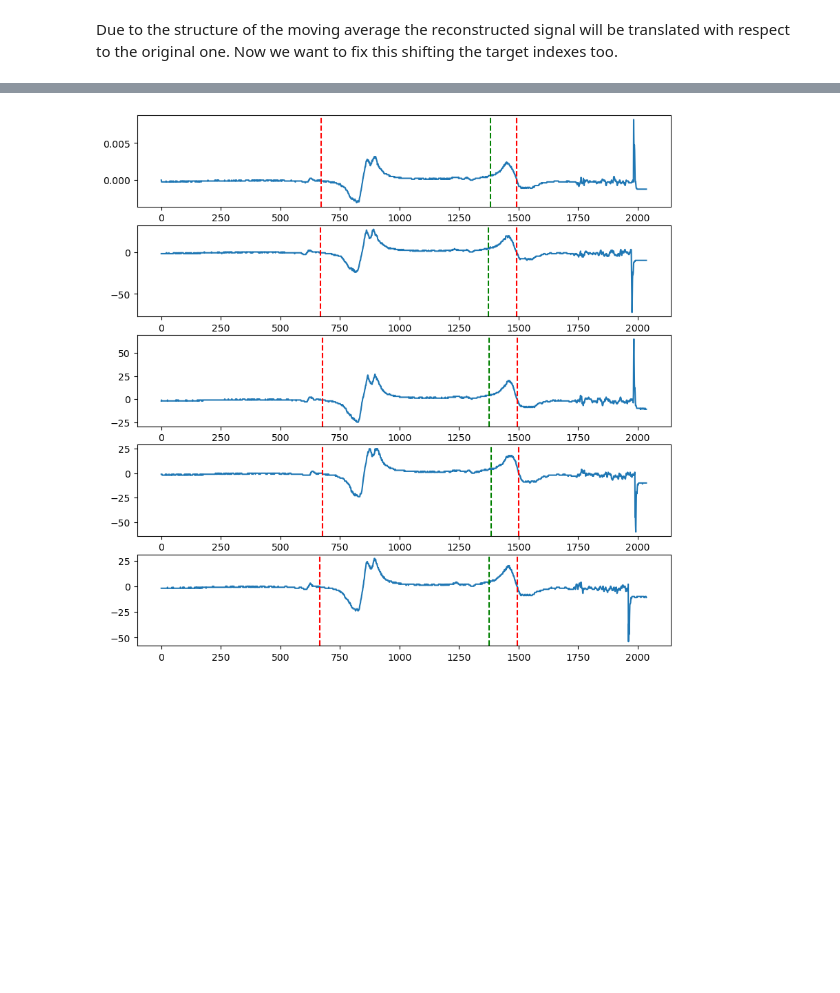
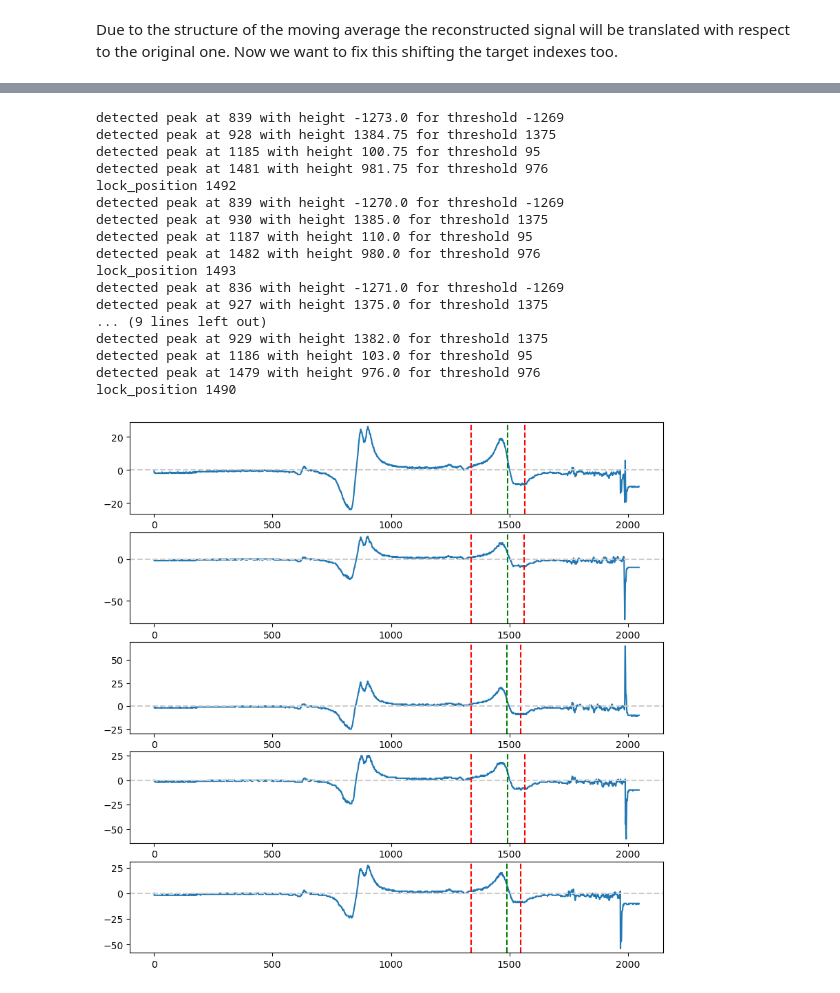
Before and after one commit to jack00look/RP_Spectroscopy, a Jupyter notebook: linien_server/try.ipynb, the cells around one changed output, grey strips where cells are left out. Saved outputs shown, nothing was run; the diff lists cells and outputs as text; code cells hidden in the pictures; blank space fills up the shorter version.

```diff
--- a/linien_server/try.ipynb
+++ b/linien_server/try.ipynb
@@ -111,3 +120,7 @@ target_idxs:
+# %%
+spectra[0] = list((np.array(spectra[1]) + np.array(spectra[2]) + np.array(spectra[3]) + np.array(spectra[4])) / 4.)
+# %%
+target_idxs = [1450, 1600]
 # %%
 # Visualize the spectra and highlight the lock region
 
@@ -315,6 +323,11 @@ Now the algorithm finds the peaks of the prepared signal.
 # %%
 peaks = get_all_peaks(prepared_spectrum, target_idxs_prepared)
 print('peaks', peaks)
+## FOR THE MOMENT WE ADD BY HAND THE TARGET PEAK
+peaks.insert(0, (get_target_peak(prepared_spectrum, target_idxs_prepared), prepared_spectrum[get_target_peak(prepared_spectrum, target_idxs_prepared)]))
+print('peaks', peaks)
+#fig = go.Figure()
+#fig.add_trace(go.Scatter(x = list(range(len(prepared_spectrum))), y = prepared_spectrum, name='Prepared Spectrum'))
 plt.plot(prepared_spectrum)
 plt.axvspan(target_idxs_prepared[0], target_idxs_prepared[1], color='red', alpha=0.3)
 plt.hlines(0, 0, len(prepared_spectrum), color = '0.8', ls = '--')
@@ -322,4 +335,5 @@ for peak_position,peak_value in peaks:
     plt.scatter(peak_position, peak_value, color='red',s=10)
 y_scale = peaks[0][1]
 print('y_scale', y_scale)
+fig.show()
 # %% [output]
@@ -332,0 +357,21 @@ y_scale -0.13355307330769703
+# %%
+offset = -180 # - (+) to shift the signal down (up)
+prepared_spectrum_offset = [value + offset for value in prepared_spectrum]
+peaks_offset = get_all_peaks(prepared_spectrum_offset, target_idxs_prepared)
+peaks = []
+for i in range(len(peaks_offset)):
+    peaks.append((peaks_offset[i][0], peaks_offset[i][1] - offset))
+
+
+print('peaks', peaks)
+plt.plot(prepared_spectrum)
+plt.plot(prepared_spectrum_offset, alpha=0.5, color = 'b')
+plt.axvspan(target_idxs_prepared[0], target_idxs_prepared[1], color='red', alpha=0.3)
+plt.hlines(0, 0, len(prepared_spectrum), color = '0.8', ls = '--')
+for peak_position,peak_value in peaks:
+    plt.scatter(peak_position, peak_value, color='red',s=10)
+for peak_position,peak_value in peaks_offset:
+    plt.scatter(peak_position, peak_value, color='red',s=10, alpha=0.5)
+y_scale = peaks[0][1]
+print('y_scale', y_scale)
+fig.show()
@@ -429,13 +518,32 @@ lock_position 1384
 # %%
 fig,ax = plt.subplots(ncols=1, nrows=N_SPECTRA, figsize=(10, 10))
 for i in range(N_SPECTRA):
     ax[i].plot(spectra_cropped[i])
     ax[i].axvline(x=lock_regions[i][0], color='r', linestyle='--')
     ax[i].axvline(x=lock_regions[i][1], color='r', linestyle='--')
+    ax[i].axhline(0, 0, len(spectra_cropped[i]), color = '0.8', ls = '--')
     lock_position = get_lock_position_from_autolock_instructions(
                     spectra_cropped[i], description, time_scale, spectra_cropped[0], final_wait_time
                 )
+    print('lock_position', lock_position)
     ax[i].axvline(x=lock_position, color='g', linestyle='--')
 # %% [output]
+detected peak at 839 with height -1273.0 for threshold -1269
+detected peak at 928 with height 1384.75 for threshold 1375
+detected peak at 1185 with height 100.75 for threshold 95
+detected peak at 1481 with height 981.75 for threshold 976
+lock_position 1492
+detected peak at 839 with height -1270.0 for threshold -1269
+detected peak at 930 with height 1385.0 for threshold 1375
+detected peak at 1187 with height 110.0 for threshold 95
+detected peak at 1482 with height 980.0 for threshold 976
+lock_position 1493
+detected peak at 836 with height -1271.0 for threshold -1269
+detected peak at 927 with height 1375.0 for threshold 1375
+... (9 lines left out)
+detected peak at 929 with height 1382.0 for threshold 1375
+detected peak at 1186 with height 103.0 for threshold 95
+detected peak at 1479 with height 976.0 for threshold 976
+lock_position 1490
-[figure, old version]
+[figure, new version]
 # %%
```
Also changed, not shown: parts of 16 cells of this notebook, 4 other files.
